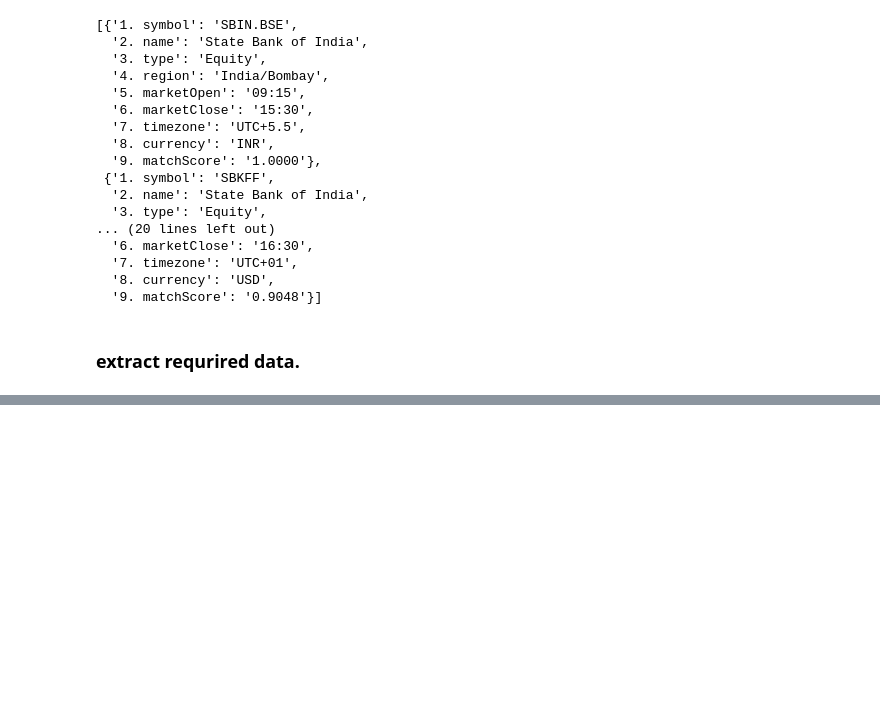
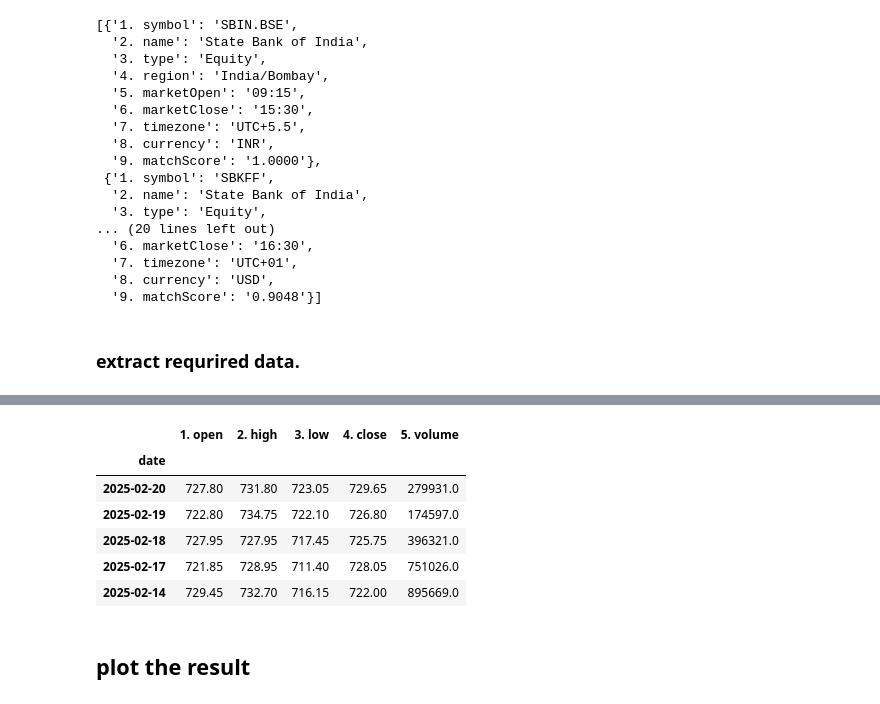
Before and after one commit to neelima225/ad_python, a Jupyter notebook: 9.API_PROJECT/stockapi.ipynb, the cells around one changed output, grey strips where cells are left out. Cells and saved outputs as stored; diff of their text form; code cells hidden in the pictures; blank space fills up the shorter version.

```diff
--- a/9.API_PROJECT/stockapi.ipynb
+++ b/9.API_PROJECT/stockapi.ipynb
@@ -89,0 +220,2 @@ data["bestMatches"]
+# %%
+df.index = pd.to_datetime(df.index)
@@ -89,0 +251,2 @@ data["bestMatches"]
+# %%
+df =df.astype(float)
@@ -89,0 +262,12 @@ data["bestMatches"]
+# %%
+df.index.name = "date"
+# %%
+df.head()
+# %% [output]
+|  | 1. open | 2. high | 3. low | 4. close | 5. volume |
+| date |  |  |  |  |  |
+| 2025-02-20 | 727.80 | 731.80 | 723.05 | 729.65 | 279931.0 |
+| 2025-02-19 | 722.80 | 734.75 | 722.10 | 726.80 | 174597.0 |
+| 2025-02-18 | 727.95 | 727.95 | 717.45 | 725.75 | 396321.0 |
+| 2025-02-17 | 721.85 | 728.95 | 711.40 | 728.05 | 751026.0 |
+| 2025-02-14 | 729.45 | 732.70 | 716.15 | 722.00 | 895669.0 |
@@ -89,0 +276,2 @@ data["bestMatches"]
+# %% [markdown]
+## plot the result
```
Also changed, not shown: parts of 24 cells of this notebook, 1 other file.
